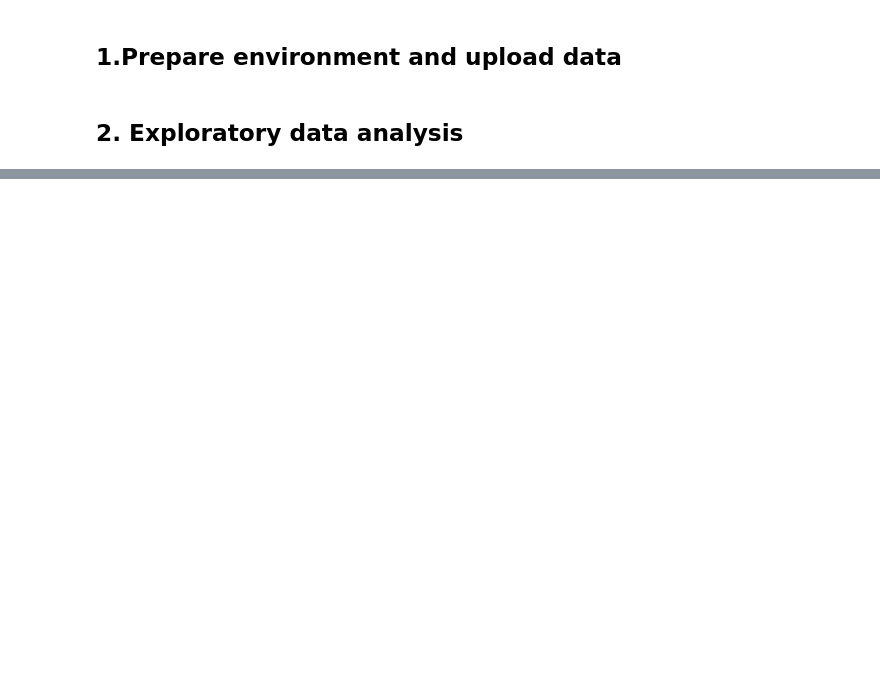
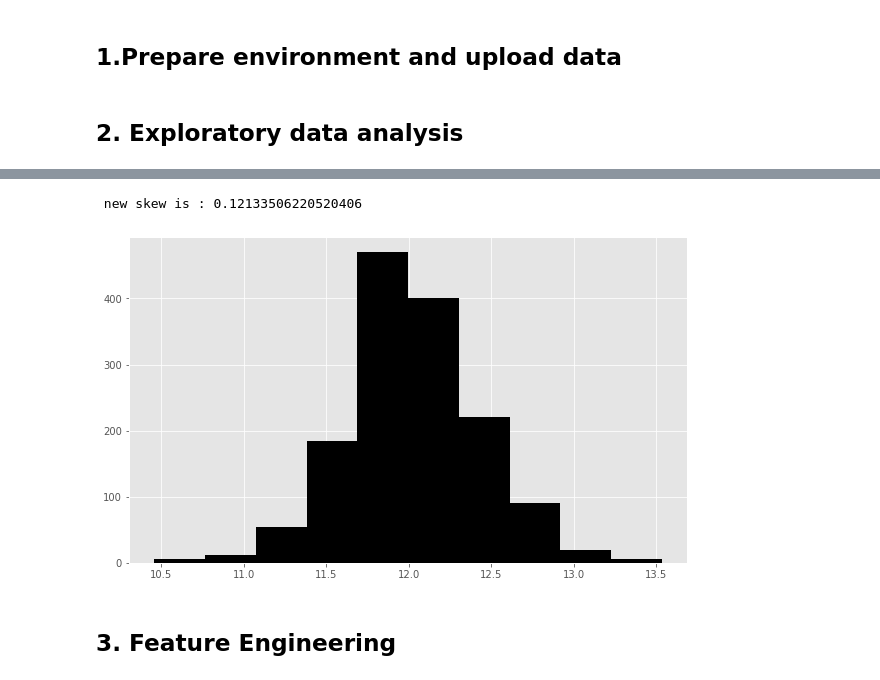
Before and after one commit to Davodu/kaggle-solutions, a Jupyter notebook: house-prices-advanced-regression-techniques/housing_solution.ipynb, the cells around one changed output, grey strips where cells are left out. Drawn from its saved outputs; the diff is of its cells as text; code cells hidden in the pictures; blank space fills up the shorter version.

```diff
--- a/house-prices-advanced-regression-techniques/housing_solution.ipynb
+++ b/house-prices-advanced-regression-techniques/housing_solution.ipynb
@@ -76,0 +99,8 @@ ___________________________
+# %%
+target = np.log(train.SalePrice)
+print("\n new skew is :", target.skew())
+plt.hist(target, color="black")
+plt.show()
+# %% [output]
+ new skew is : 0.12133506220520406
+[figure, added]
@@ -76,0 +110,2 @@ ___________________________
+# %% [markdown]
+## 3. Feature Engineering
```
Also changed, not shown: parts of 59 cells of this notebook, 1 other file.
